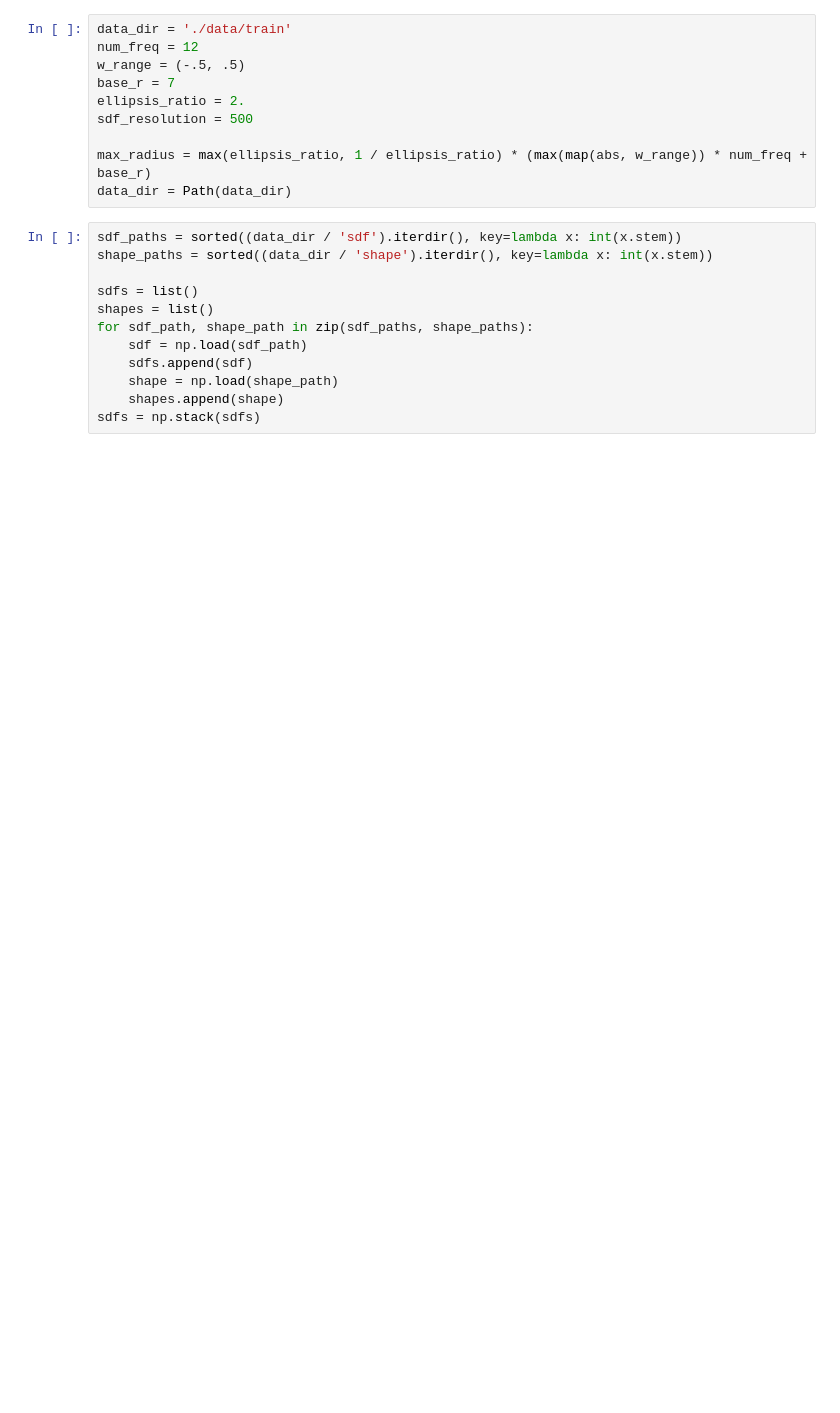
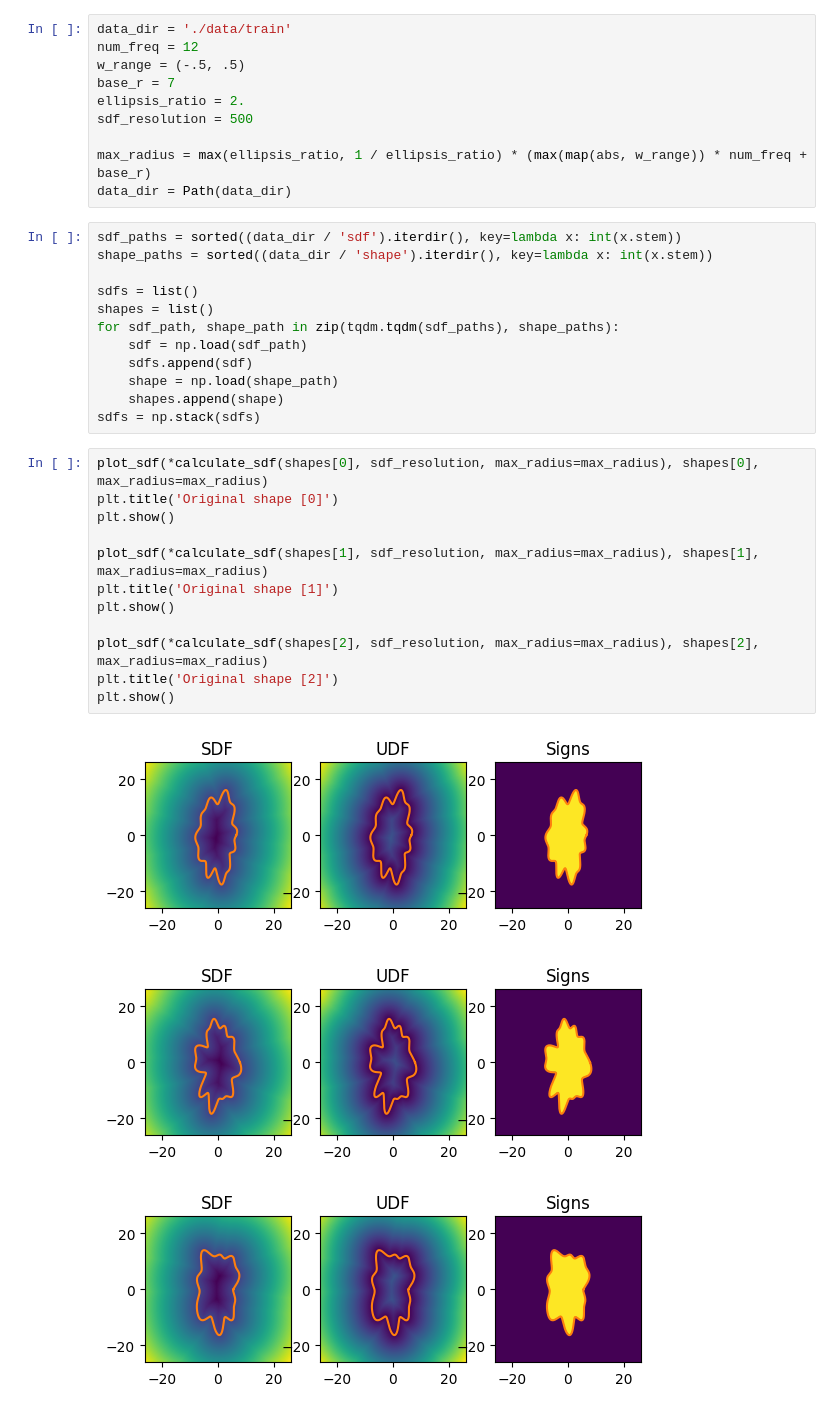
Before and after one commit to nielsenchristianole/displacement-poc, a Jupyter notebook: main.ipynb, the cells around one changed output. Drawn from its saved outputs; the diff is of its cells as text; blank space fills up the shorter version.

```diff
--- a/main.ipynb
+++ b/main.ipynb
@@ -22,9 +48,25 @@ shape_paths = sorted((data_dir / 'shape').iterdir(), key=lambda x: int(x.stem))
 
 sdfs = list()
 shapes = list()
-for sdf_path, shape_path in zip(sdf_paths, shape_paths):
+for sdf_path, shape_path in zip(tqdm.tqdm(sdf_paths), shape_paths):
     sdf = np.load(sdf_path)
     sdfs.append(sdf)
     shape = np.load(shape_path)
     shapes.append(shape)
 sdfs = np.stack(sdfs)
+# %%
+plot_sdf(*calculate_sdf(shapes[0], sdf_resolution, max_radius=max_radius), shapes[0], max_radius=max_radius)
+plt.title('Original shape [0]')
+plt.show()
+
+plot_sdf(*calculate_sdf(shapes[1], sdf_resolution, max_radius=max_radius), shapes[1], max_radius=max_radius)
+plt.title('Original shape [1]')
+plt.show()
+
+plot_sdf(*calculate_sdf(shapes[2], sdf_resolution, max_radius=max_radius), shapes[2], max_radius=max_radius)
+plt.title('Original shape [2]')
+plt.show()
+# %% [output]
+[figure, added]
+[figure, added]
+[figure, added]
```
Also changed, not shown: parts of 13 cells of this notebook, 1 other file.
